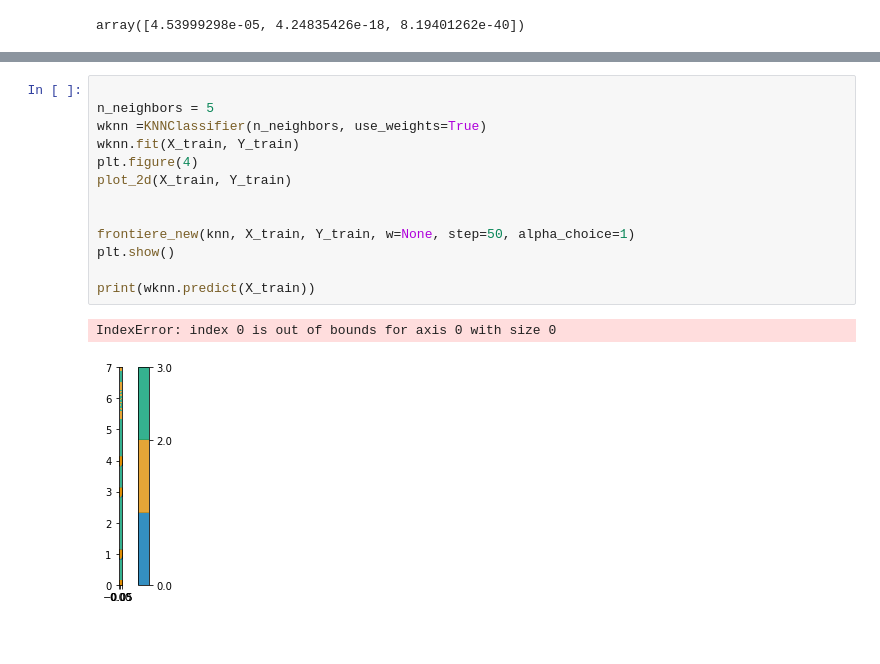
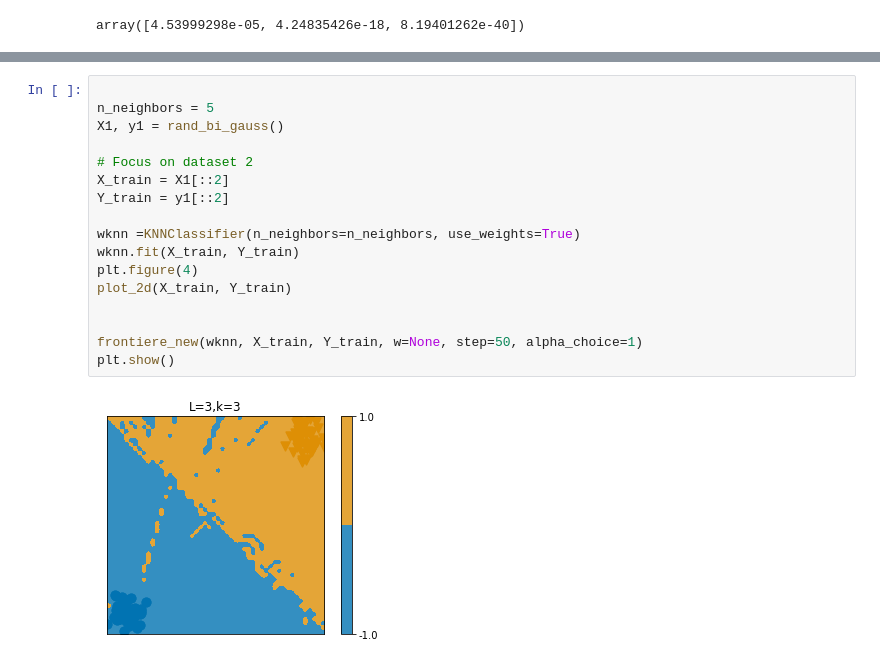
Before and after one commit to Badr-MOUFAD/DataCamp-Emines, a Jupyter notebook: TPknn/TP_pdf.ipynb, the cells around one changed output, grey strips where cells are left out. Saved outputs shown, nothing was run; the diff lists cells and outputs as text; blank space fills up the shorter version.

```diff
--- a/TPknn/TP_pdf.ipynb
+++ b/TPknn/TP_pdf.ipynb
@@ -512,16 +513,19 @@ array([3., 0., 3.])
 # %%
 
 n_neighbors = 5
-wknn =KNNClassifier(n_neighbors, use_weights=True)
+X1, y1 = rand_bi_gauss()
+
+# Focus on dataset 2
+X_train = X1[::2]
+Y_train = y1[::2]
+
+wknn =KNNClassifier(n_neighbors=n_neighbors, use_weights=True)
 wknn.fit(X_train, Y_train)
 plt.figure(4)
 plot_2d(X_train, Y_train)
 
 
-frontiere_new(knn, X_train, Y_train, w=None, step=50, alpha_choice=1)
+frontiere_new(wknn, X_train, Y_train, w=None, step=50, alpha_choice=1)
 plt.show()
-
-print(wknn.predict(X_train))
 # %% [output]
-IndexError: index 0 is out of bounds for axis 0 with size 0
-[figure, old version]
+[figure, new version]
```
Also changed, not shown: parts of 2 cells of this notebook, 1 other file.
